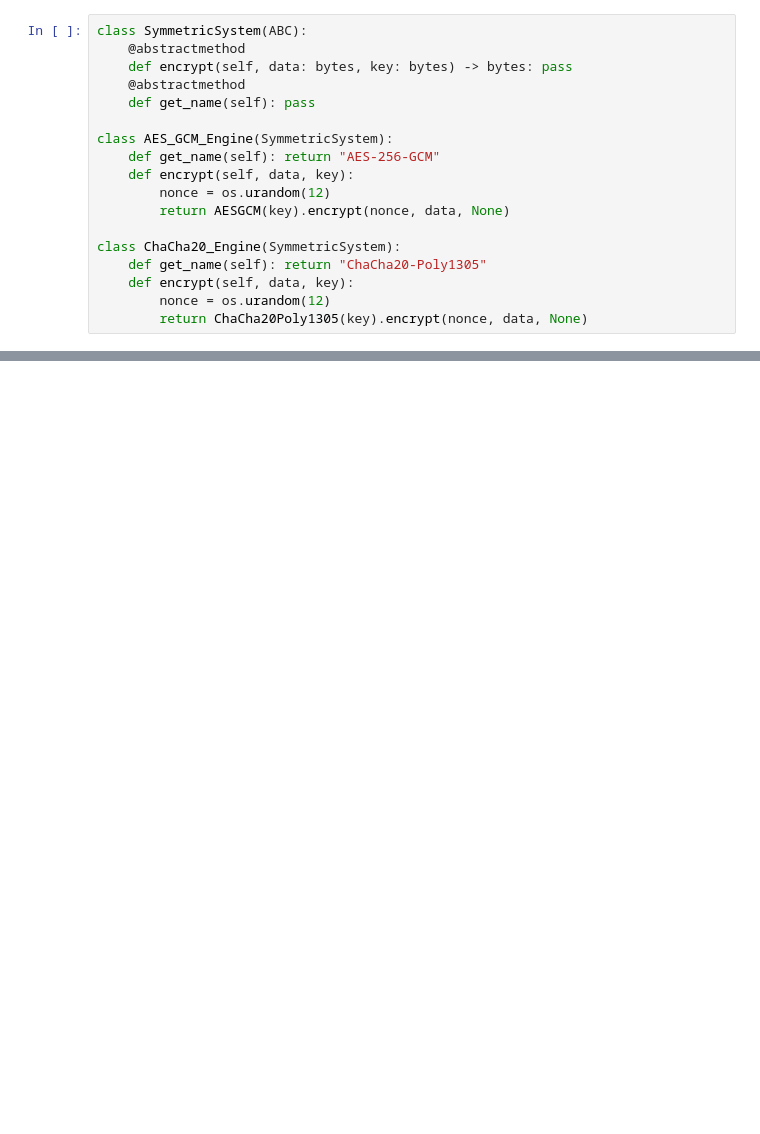
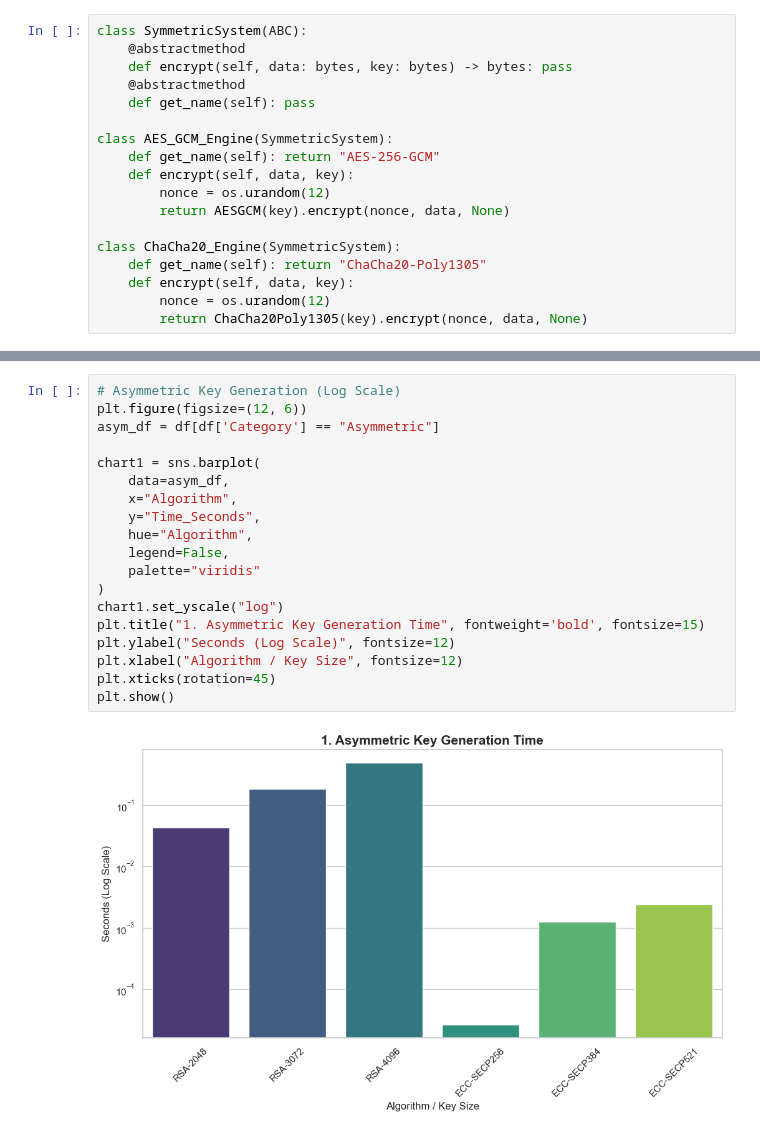
Before and after one commit to Luke-MT/Network-and-Information-Systems-Security-Project, a Jupyter notebook: Cyber.ipynb, the cells around one changed output, grey strips where cells are left out. Saved outputs shown, nothing was run; the diff lists cells and outputs as text; blank space fills up the shorter version.

```diff
--- a/Cyber.ipynb
+++ b/Cyber.ipynb
@@ -230,0 +193,21 @@ Testing Payload: Tiny (Handshake/Auth)...
+# %%
+# Asymmetric Key Generation (Log Scale)
+plt.figure(figsize=(12, 6))
+asym_df = df[df['Category'] == "Asymmetric"]
+
+chart1 = sns.barplot(
+    data=asym_df,
+    x="Algorithm",
+    y="Time_Seconds",
+    hue="Algorithm",
+    legend=False,
+    palette="viridis"
+)
+chart1.set_yscale("log")
+plt.title("1. Asymmetric Key Generation Time", fontweight='bold', fontsize=15)
+plt.ylabel("Seconds (Log Scale)", fontsize=12)
+plt.xlabel("Algorithm / Key Size", fontsize=12)
+plt.xticks(rotation=45)
+plt.show()
+# %% [output]
+[figure, added]
```
Also changed, not shown: parts of 9 cells of this notebook.
